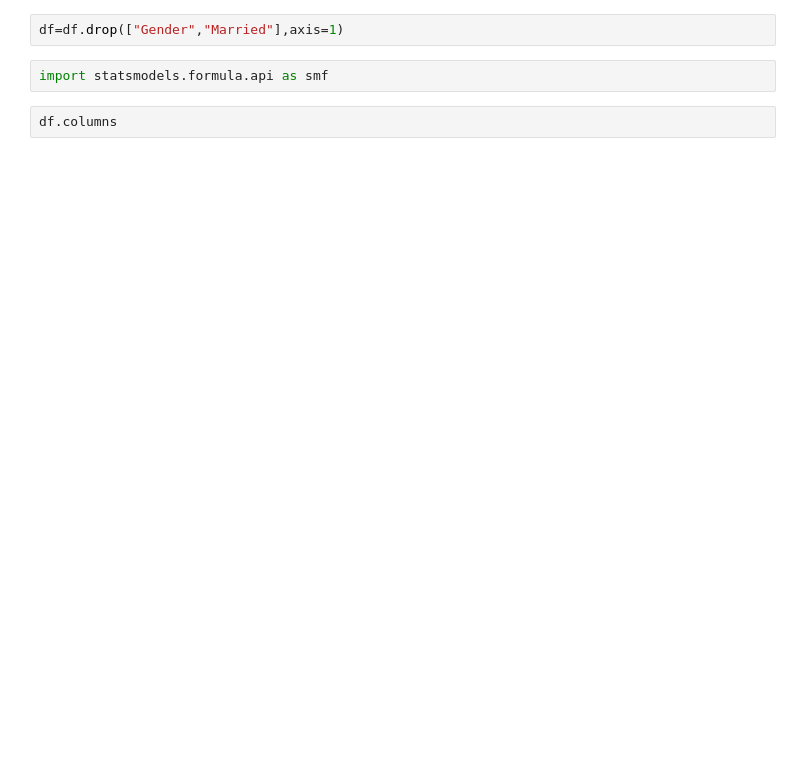
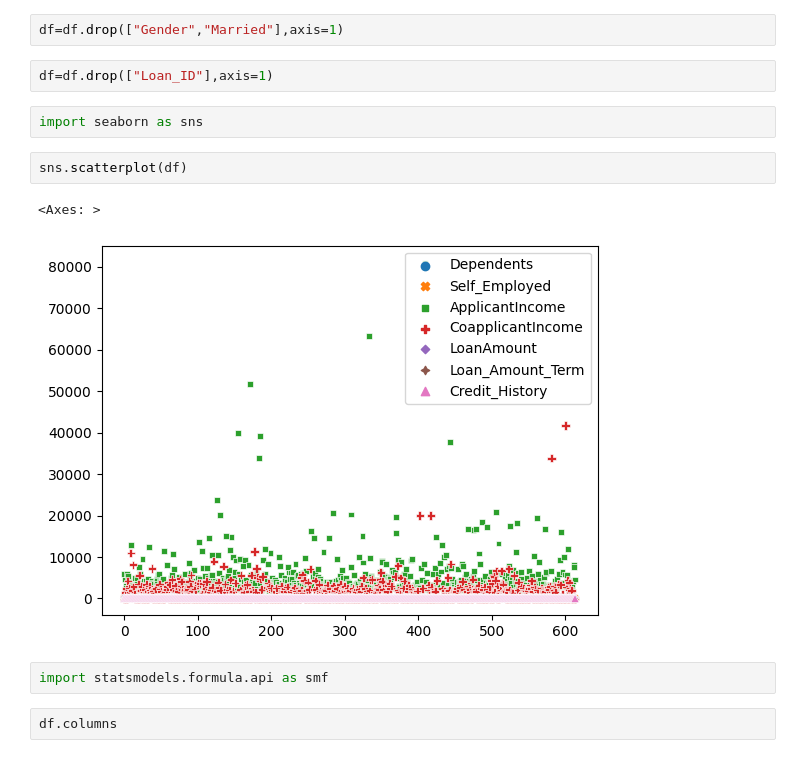
Before and after one commit to moiz02/DS, a Jupyter notebook: DS_Project.ipynb, the cells around one changed output. Drawn from its saved outputs; the diff is of its cells as text; blank space fills up the shorter version.

```diff
--- a/DS_Project.ipynb
+++ b/DS_Project.ipynb
@@ -145,5 +152,14 @@ Name: Credit_History, dtype: int64
 # %%
 df=df.drop(["Gender","Married"],axis=1)
+# %%
+df=df.drop(["Loan_ID"],axis=1)
+# %%
+import seaborn as sns
+# %%
+sns.scatterplot(df)
+# %% [output]
+<Axes: >
+[figure, added]
 # %%
 import statsmodels.formula.api as smf
 # %%
```
Also changed, not shown: parts of 17 cells of this notebook.
